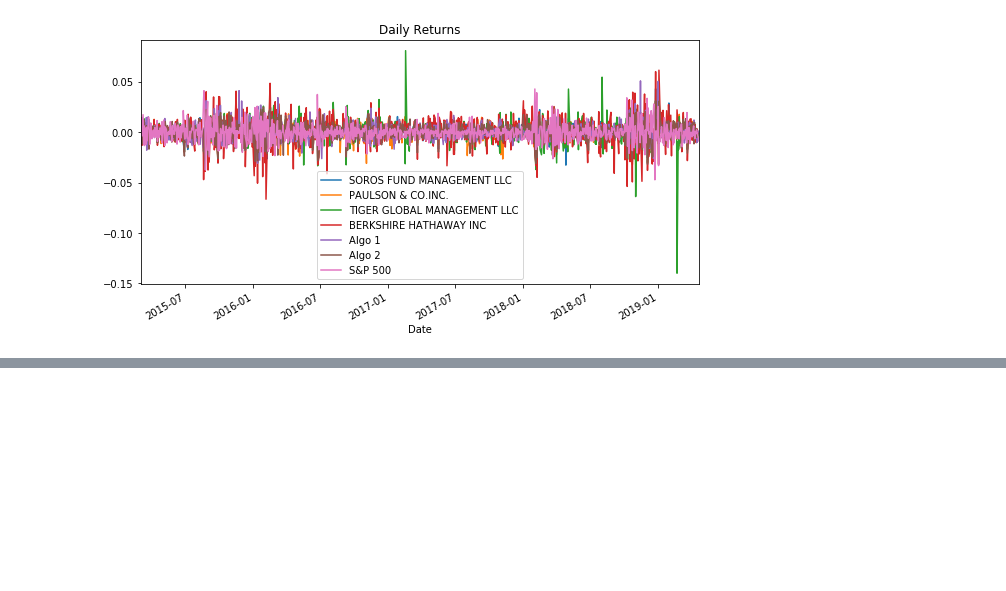
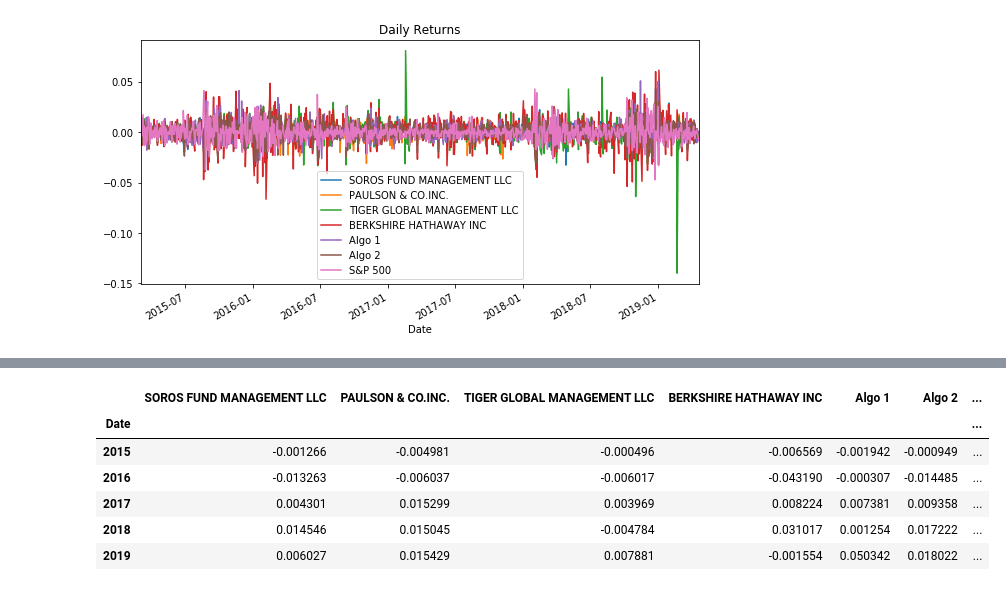
Before and after one commit to agalakt/pandas-homework, a Jupyter notebook: whaling_analysis_pandas.ipynb, the cells around one changed output, grey strips where cells are left out. Saved outputs shown, nothing was run; the diff lists cells and outputs as text; code cells hidden in the pictures; blank space fills up the shorter version.

```diff
--- a/whaling_analysis_pandas.ipynb
+++ b/whaling_analysis_pandas.ipynb
@@ -175,0 +169,12 @@ cumulative_returns
+# %%
+#Needs retuning
+returns_data_grp = concat_df.groupby([concat_df.index.year]).first()
+returns_data_grp
+# %% [output]
+|  | SOROS FUND MANAGEMENT LLC | PAULSON & CO.INC. | TIGER GLOBAL MANAGEMENT LLC | BERKSHIRE HATHAWAY INC | Algo 1 | Algo 2 | ... |
+| Date |  |  |  |  |  |  | ... |
+| 2015 | -0.001266 | -0.004981 | -0.000496 | -0.006569 | -0.001942 | -0.000949 | ... |
+| 2016 | -0.013263 | -0.006037 | -0.006017 | -0.043190 | -0.000307 | -0.014485 | ... |
+| 2017 | 0.004301 | 0.015299 | 0.003969 | 0.008224 | 0.007381 | 0.009358 | ... |
+| 2018 | 0.014546 | 0.015045 | -0.004784 | 0.031017 | 0.001254 | 0.017222 | ... |
+| 2019 | 0.006027 | 0.015429 | 0.007881 | -0.001554 | 0.050342 | 0.018022 | ... |
```
Also changed, not shown: parts of 8 cells of this notebook.
